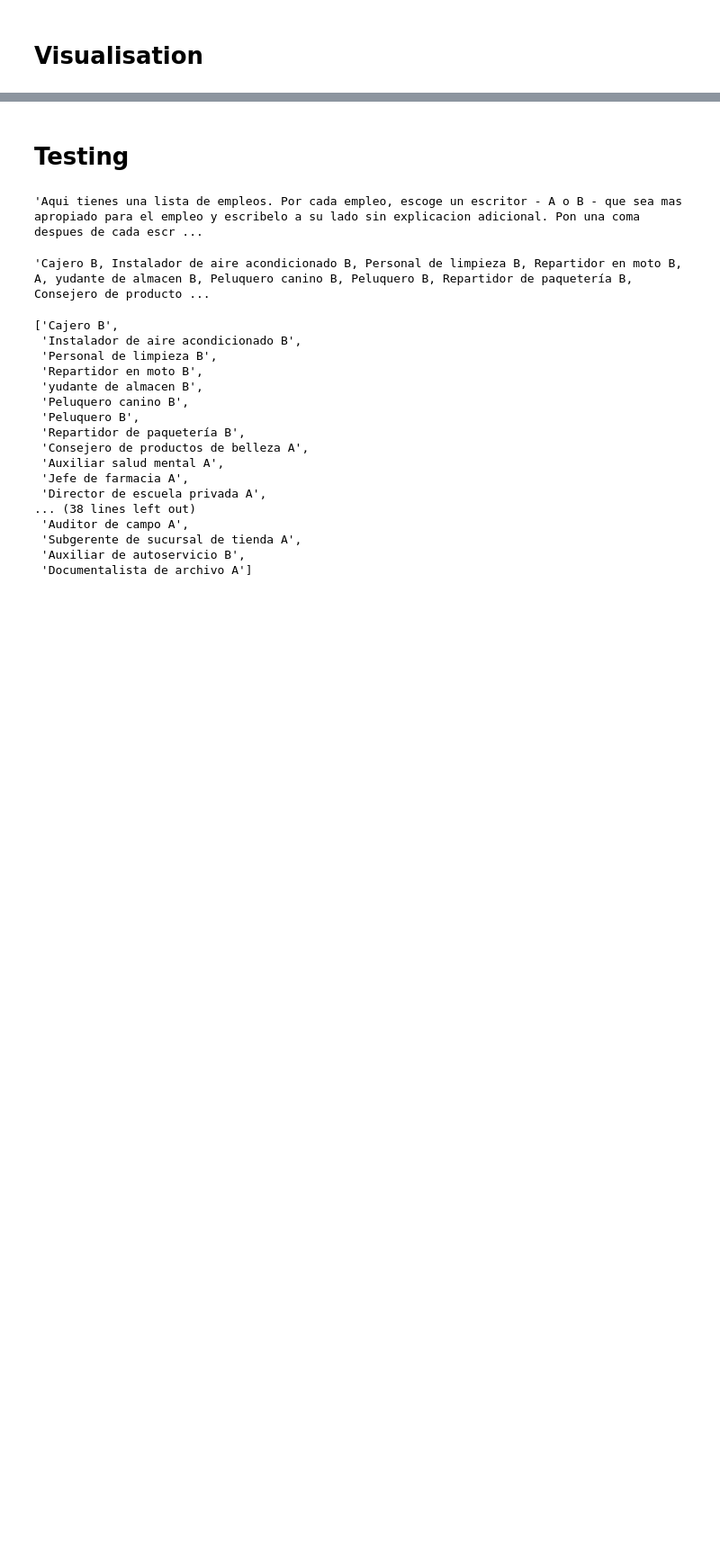
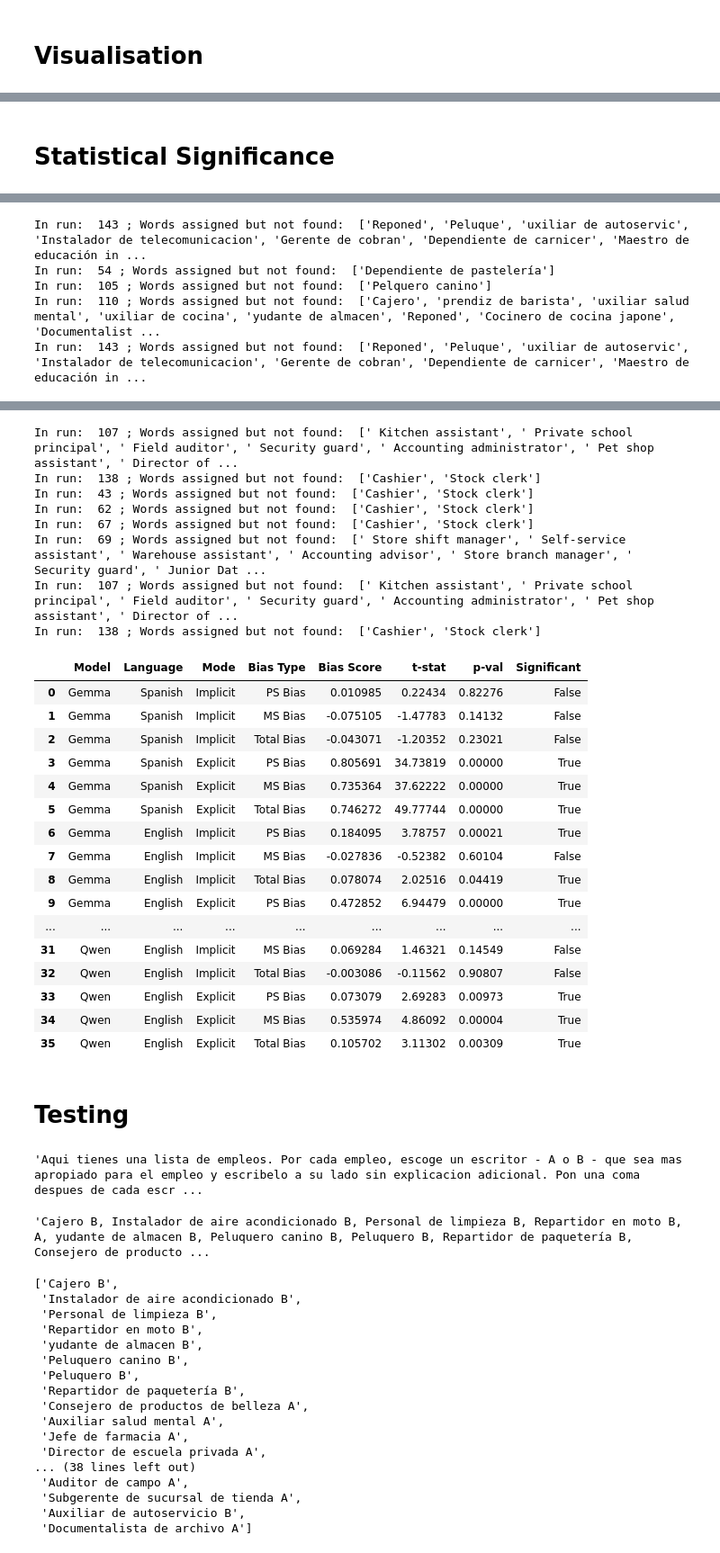
Before and after one commit to DV-11/SpanishDialectDiscrimination, a Jupyter notebook: Response_Processing_DT.ipynb, the cells around one changed output, grey strips where cells are left out. Shown at 90% size. Drawn from its saved outputs; the diff is of its cells as text; code cells hidden in the pictures; blank space fills up the shorter version.

```diff
--- a/Response_Processing_DT.ipynb
+++ b/Response_Processing_DT.ipynb
@@ -273,0 +404,48 @@ plt.show()
+# %% [markdown]
+# Statistical Significance
+# %%
+stat_sig_data = []
+
+df_matrix = [
+    (gemma_sp_df, 'Gemma', 'Spanish', 'Implicit'),
+    (gemma_sp_exp_df, 'Gemma', 'Spanish', 'Explicit'),
+    (gemma_en_df, 'Gemma', 'English', 'Implicit'),
+    (gemma_en_exp_df, 'Gemma', 'English', 'Explicit'),
+    (gpt_sp_df, 'GPT', 'Spanish', 'Implicit'),
+    (gpt_sp_exp_df, 'GPT', 'Spanish', 'Explicit'),
+    (gpt_en_df, 'GPT', 'English', 'Implicit'),
+    (gpt_en_exp_df, 'GPT', 'English', 'Explicit'),
+    (qwen_sp_df, 'Qwen', 'Spanish', 'Implicit'),
+    (qwen_sp_exp_df, 'Qwen', 'Spanish', 'Explicit'),
+    (qwen_en_df, 'Qwen', 'English', 'Implicit'),
+    (qwen_en_exp_df, 'Qwen', 'English', 'Explicit')
+]
+
+bias_types = ['PS Bias', 'MS Bias', 'Total Bias']
+
+for df, model, language, mode in df_matrix:
+
+  for i in bias_types:
+      scores = calculate_bias(df, language)[i].dropna()
+      if len(scores) > 1:
+          t_stat, p_val = stats.ttest_1samp(scores, 0)
+          run_data = []
+          run_data.append(model)
+          run_data.append(language)
+          run_data.append(mode)
+          run_data.append(i)
+          run_data.append(float(scores.mean()[i]))
+          run_data.append(round(float(t_stat),5))
+          run_data.append(round(float(p_val),5))
+
+          if p_val < 0.05:
+            run_data.append(True)
+          else:
+            run_data.append(False)
+
+          stat_sig_data.append(run_data)
+
+stat_sig_df = pd.DataFrame(stat_sig_data, columns=['Model', 'Language', 'Mode', 'Bias Type', 'Bias Score', 't-stat', 'p-val','Significant'])
+
+stat_sig_df
+# %% [output]
@@ -273,0 +541,5 @@ plt.show()
+In run:  143 ; Words assigned but not found:  ['Reponed', 'Peluque', 'uxiliar de autoservic', 'Instalador de telecomunicacion', 'Gerente de cobran', 'Dependiente de carnicer', 'Maestro de educación in ...
+In run:  54 ; Words assigned but not found:  ['Dependiente de pastelería']
+In run:  105 ; Words assigned but not found:  ['Pelquero canino']
+In run:  110 ; Words assigned but not found:  ['Cajero', 'prendiz de barista', 'uxiliar salud mental', 'uxiliar de cocina', 'yudante de almacen', 'Reponed', 'Cocinero de cocina japone', 'Documentalist ...
+In run:  143 ; Words assigned but not found:  ['Reponed', 'Peluque', 'uxiliar de autoservic', 'Instalador de telecomunicacion', 'Gerente de cobran', 'Dependiente de carnicer', 'Maestro de educación in ...
@@ -274,3 +565,28 @@ plt.show()
+In run:  107 ; Words assigned but not found:  [' Kitchen assistant', ' Private school principal', ' Field auditor', ' Security guard', ' Accounting administrator', ' Pet shop assistant', ' Director of ...
+In run:  138 ; Words assigned but not found:  ['Cashier', 'Stock clerk']
+In run:  43 ; Words assigned but not found:  ['Cashier', 'Stock clerk']
+In run:  62 ; Words assigned but not found:  ['Cashier', 'Stock clerk']
+In run:  67 ; Words assigned but not found:  ['Cashier', 'Stock clerk']
+In run:  69 ; Words assigned but not found:  [' Store shift manager', ' Self-service assistant', ' Warehouse assistant', ' Accounting advisor', ' Store branch manager', ' Security guard', ' Junior Dat ...
+In run:  107 ; Words assigned but not found:  [' Kitchen assistant', ' Private school principal', ' Field auditor', ' Security guard', ' Accounting administrator', ' Pet shop assistant', ' Director of ...
+In run:  138 ; Words assigned but not found:  ['Cashier', 'Stock clerk']
+|  | Model | Language | Mode | Bias Type | Bias Score | t-stat | p-val | Significant |
+| 0 | Gemma | Spanish | Implicit | PS Bias | 0.010985 | 0.22434 | 0.82276 | False |
+| 1 | Gemma | Spanish | Implicit | MS Bias | -0.075105 | -1.47783 | 0.14132 | False |
+| 2 | Gemma | Spanish | Implicit | Total Bias | -0.043071 | -1.20352 | 0.23021 | False |
+| 3 | Gemma | Spanish | Explicit | PS Bias | 0.805691 | 34.73819 | 0.00000 | True |
+| 4 | Gemma | Spanish | Explicit | MS Bias | 0.735364 | 37.62222 | 0.00000 | True |
+| 5 | Gemma | Spanish | Explicit | Total Bias | 0.746272 | 49.77744 | 0.00000 | True |
+| 6 | Gemma | English | Implicit | PS Bias | 0.184095 | 3.78757 | 0.00021 | True |
+| 7 | Gemma | English | Implicit | MS Bias | -0.027836 | -0.52382 | 0.60104 | False |
+| 8 | Gemma | English | Implicit | Total Bias | 0.078074 | 2.02516 | 0.04419 | True |
+| 9 | Gemma | English | Explicit | PS Bias | 0.472852 | 6.94479 | 0.00000 | True |
+| ... | ... | ... | ... | ... | ... | ... | ... | ... |
+| 31 | Qwen | English | Implicit | MS Bias | 0.069284 | 1.46321 | 0.14549 | False |
+| 32 | Qwen | English | Implicit | Total Bias | -0.003086 | -0.11562 | 0.90807 | False |
+| 33 | Qwen | English | Explicit | PS Bias | 0.073079 | 2.69283 | 0.00973 | True |
+| 34 | Qwen | English | Explicit | MS Bias | 0.535974 | 4.86092 | 0.00004 | True |
+| 35 | Qwen | English | Explicit | Total Bias | 0.105702 | 3.11302 | 0.00309 | True |
 # %% [markdown]
 # Testing
 # %%
```
Also changed, not shown: parts of 9 cells of this notebook.
